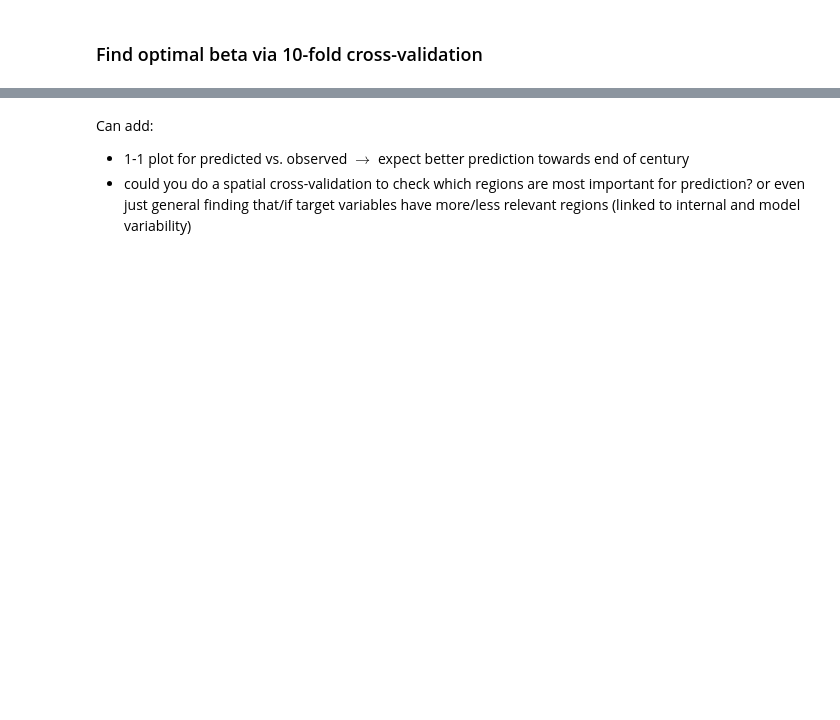
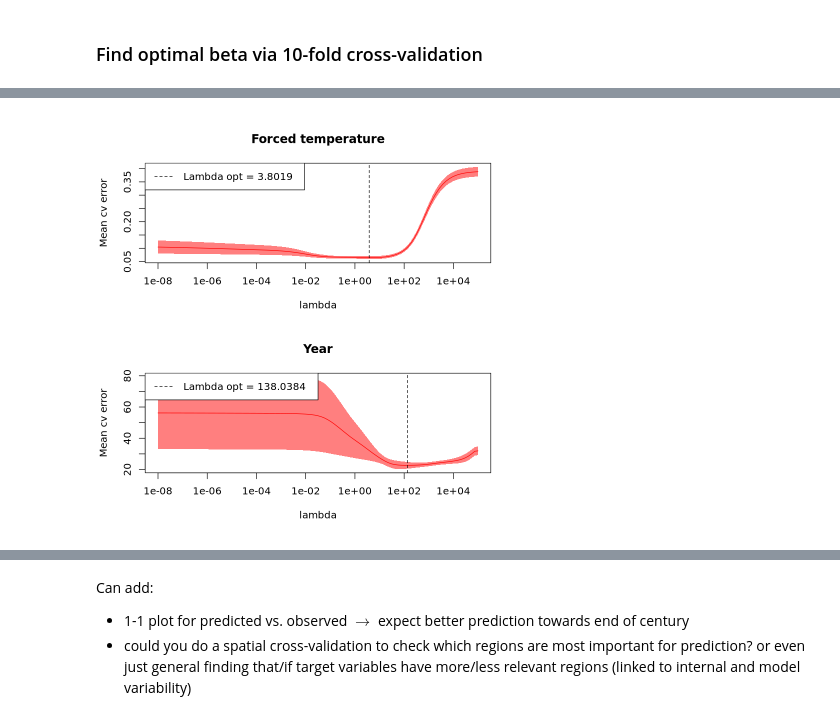
Before and after one commit to fuchslukas00/DADA_group_project, a Jupyter notebook: group_project2-ridge.ipynb, the cells around one changed output, grey strips where cells are left out. Saved outputs shown, nothing was run; the diff lists cells and outputs as text; code cells hidden in the pictures; blank space fills up the shorter version.

```diff
--- a/group_project2-ridge.ipynb
+++ b/group_project2-ridge.ipynb
@@ -572,0 +592,9 @@ plot(countriesCoarse, add = TRUE)
+# %%
+# assign folds based on models
+
+# get model names correpsonding to observations
+model_vec <- LENS_tas_ann_train$M$mod
+
+# convert to integers
+fold_ids  <- as.integer(factor(model_vec))
+fold_ids
@@ -572,0 +619,37 @@ plot(countriesCoarse, add = TRUE)
+# %%
+# do CV using these folds
+ridge.model.fraw = cv.glmnet(x = as.matrix(train.df.fraw[,-1]),
+                             y = as.matrix(train.df.fraw$y),
+                             family="gaussian", alpha = 0,
+                             type.measure = "mae",
+                             foldid = fold_ids, standardize = T, lambda=lambda_vec)
+
+ridge.model.year = cv.glmnet(x = as.matrix(train.df.year[,-1]),
+                             y = as.matrix(train.df.year$y),
+                             family="gaussian", alpha = 0,
+                             type.measure = "mae",
+                             foldid = fold_ids, standardize = T, lambda=lambda_vec)
+# %%
+# plot
+par(mfrow=c(2,1))
+plot(ridge.model.fraw$lambda, ridge.model.fraw$cvm, type="l", log="x",col="red",
+     ylab="Mean cv error", xlab="lambda", main="Forced temperature",
+     ylim=c(min(ridge.model.fraw$cvlo),max(ridge.model.fraw$cvup)))
+polygon(c(ridge.model.fraw$lambda,rev(ridge.model.fraw$lambda)),
+        c(ridge.model.fraw$cvlo,rev(ridge.model.fraw$cvup)),
+        col=rgb(1,0,0,0.5),border=NA)
+abline(v=ridge.model.fraw$lambda[which.min(ridge.model.fraw$cvm)],lty="dashed")
+legend("topleft",legend=sprintf("Lambda opt = %.4f", ridge.model.fraw$lambda[which.min(ridge.model.fraw$cvm)]),
+      lty="dashed")
+
+plot(ridge.model.year$lambda, ridge.model.year$cvm, type="l", log="x",col="red",
+     ylab="Mean cv error", xlab="lambda", main="Year",
+     ylim=c(min(ridge.model.year$cvlo),max(ridge.model.year$cvup)))
+polygon(c(ridge.model.year$lambda,rev(ridge.model.year$lambda)),
+        c(ridge.model.year$cvlo,rev(ridge.model.year$cvup)),
+        col=rgb(1,0,0,0.5),border=NA)
+abline(v=ridge.model.year$lambda[which.min(ridge.model.year$cvm)],lty="dashed")
+legend("topleft",legend=sprintf("Lambda opt = %.4f", ridge.model.year$lambda[which.min(ridge.model.year$cvm)]),
+      lty="dashed")
+# %% [output]
+[figure, added]
```
Also changed, not shown: parts of 19 cells of this notebook.
